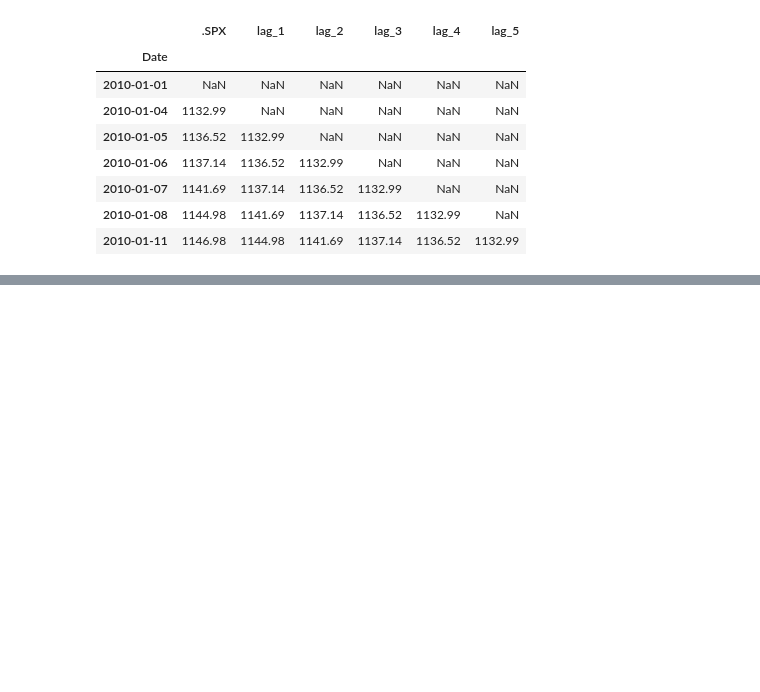
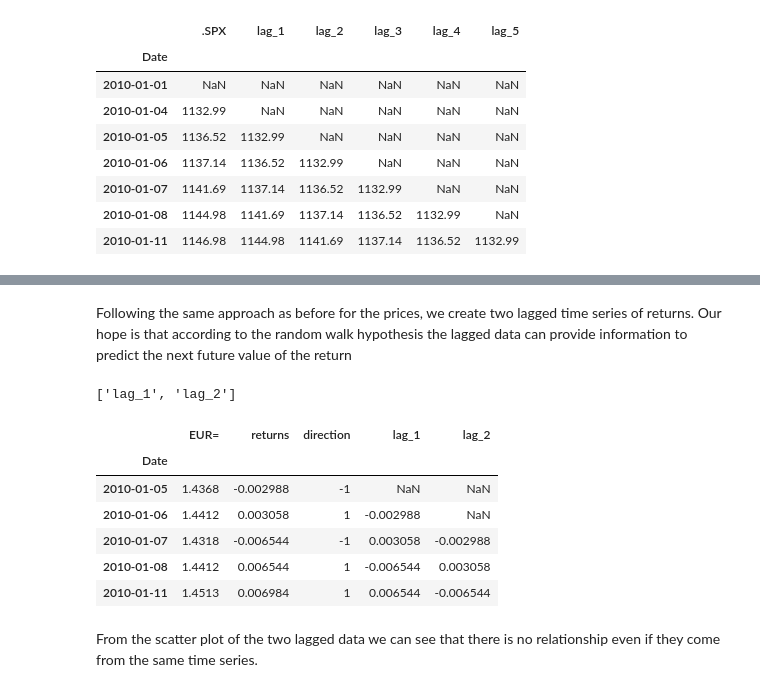
Before and after one commit to luigiselmi/finstat, a Jupyter notebook: hilpisch/ch15_trading_strategies.ipynb, the cells around one changed output, grey strips where cells are left out. Cells and saved outputs as stored; diff of their text form; code cells hidden in the pictures; blank space fills up the shorter version.

```diff
--- a/hilpisch/ch15_trading_strategies.ipynb
+++ b/hilpisch/ch15_trading_strategies.ipynb
@@ -259,0 +303,2 @@ data[[symbol, 'Prediction']].iloc[-75:].plot(figsize=(10, 6));
+# %%
+raw = pd.read_csv('source/tr_eikon_eod_data.csv', index_col=0, parse_dates=True).dropna()
@@ -259,0 +313,5 @@ data[[symbol, 'Prediction']].iloc[-75:].plot(figsize=(10, 6));
+# %%
+symbol = 'EUR='
+data = pd.DataFrame(raw[symbol])
+data['returns'] = np.log(data / data.shift(1))
+data.dropna(inplace=True)
@@ -259,0 +320,3 @@ data[[symbol, 'Prediction']].iloc[-75:].plot(figsize=(10, 6));
+# %%
+data['direction'] = np.sign(data['returns']).astype(int)
+data.head()
@@ -259,0 +337,2 @@ data[[symbol, 'Prediction']].iloc[-75:].plot(figsize=(10, 6));
+# %% [markdown]
+Following the same approach as before for the prices, we create two lagged time series of returns. Our hope is that according to the random walk hypothesis the lagged data can provide information to predict the next future value of the return
@@ -259,0 +350,14 @@ data[[symbol, 'Prediction']].iloc[-75:].plot(figsize=(10, 6));
+# %%
+cols
+# %% [output]
+['lag_1', 'lag_2']
+# %%
+data.head()
+# %% [output]
+|  | EUR= | returns | direction | lag_1 | lag_2 |
+| Date |  |  |  |  |  |
+| 2010-01-05 | 1.4368 | -0.002988 | -1 | NaN | NaN |
+| 2010-01-06 | 1.4412 | 0.003058 | 1 | -0.002988 | NaN |
+| 2010-01-07 | 1.4318 | -0.006544 | -1 | 0.003058 | -0.002988 |
+| 2010-01-08 | 1.4412 | 0.006544 | 1 | -0.006544 | 0.003058 |
+| 2010-01-11 | 1.4513 | 0.006984 | 1 | 0.006544 | -0.006544 |
@@ -259,0 +366,2 @@ data[[symbol, 'Prediction']].iloc[-75:].plot(figsize=(10, 6));
+# %% [markdown]
+From the scatter plot of the two lagged data we can see that there is no relationship even if they come from the same time series.
```
Also changed, not shown: parts of 43 cells of this notebook.
